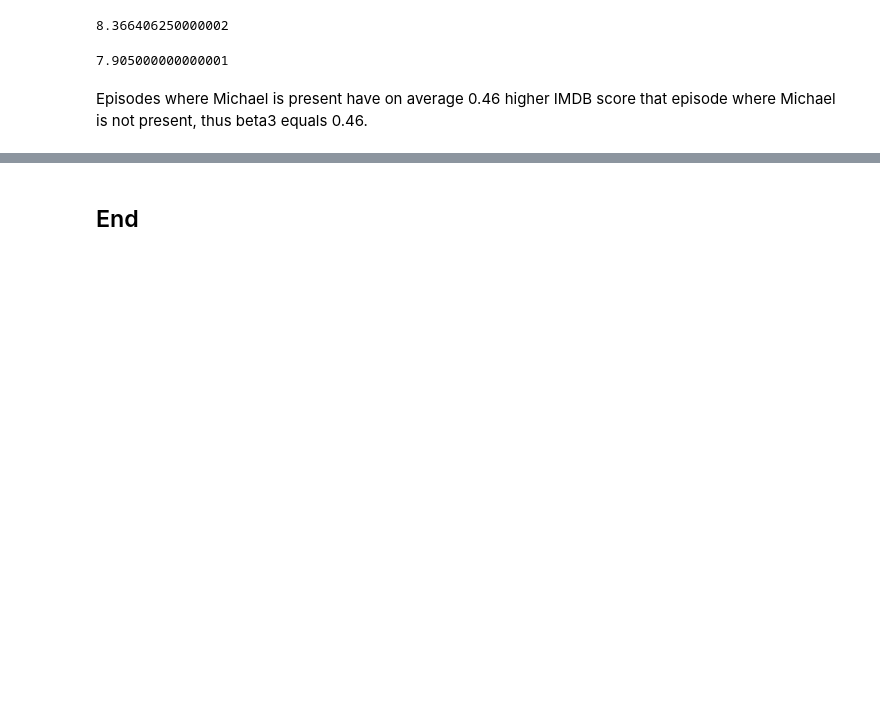
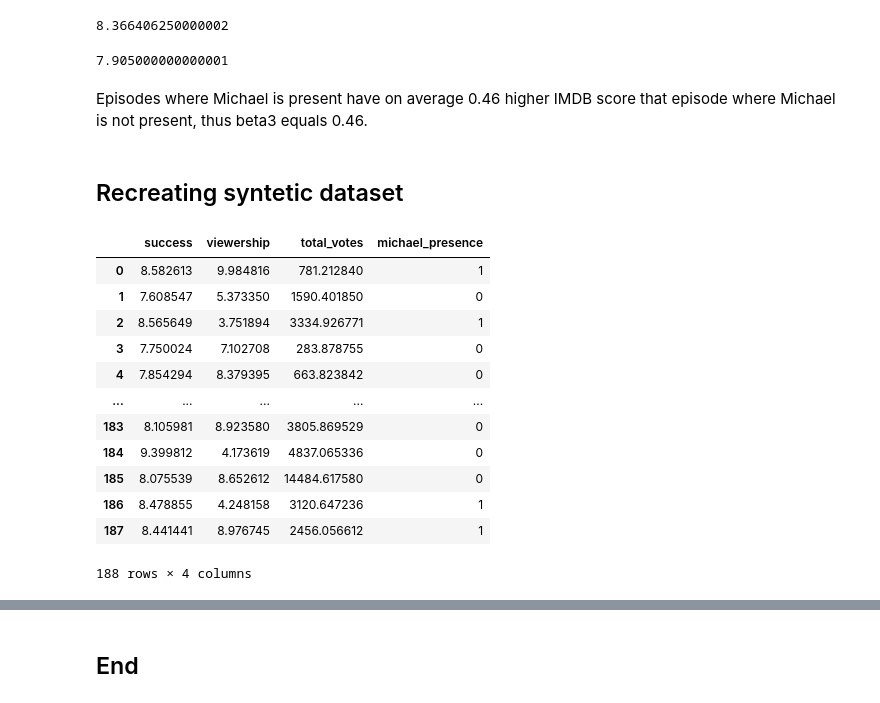
Before and after one commit to Anja585/ProgDAProject, a Jupyter notebook: simulation.ipynb, the cells around one changed output, grey strips where cells are left out. Cells and saved outputs as stored; diff of their text form; code cells hidden in the pictures; blank space fills up the shorter version.

Commit message:
recreated syntetic data

```diff
--- a/simulation.ipynb
+++ b/simulation.ipynb
@@ -203,8 +219,13 @@ office['imdb_rating'].plot.hist(ax = ax, bins = 50)
 Histogram above is showing the normal distributions for the imdb ratings data.
 # %%
 # calculating the mean value of the imdb scores for all episodes
-office['imdb_rating'].mean()
+imdb_rating_mean = office['imdb_rating'].mean()
+imdb_rating_mean
 # %% [output]
 8.219148936170212
 # %% [markdown]
 The mean value of IMDB scores for all episodes is 8.22, thus beta0 is 8.22.
+# %%
+# calculating standard deviation
+imdb_rating_std = office['imdb_rating'].std()
+imdb_rating_std
@@ -218,3 +243,7 @@ office['total_votes'].plot.hist(ax = ax, bins = 50)
 [figure]
 # %% [markdown]
 Histogram above is showing the exponentinal distributions for the total voting data.
+# %%
+# calculating the mean value of the total votes for all episodes
+total_votes_mean = office['total_votes'].mean()
+total_votes_mean
@@ -307,3 +338,38 @@ imdb_no_michael.mean()
 7.905000000000001
 # %% [markdown]
 Episodes where Michael is present have on average 0.46 higher IMDB score that episode where Michael is not present, thus beta3 equals 0.46.
+# %% [markdown]
+## Recreating syntetic dataset
+# %%
+# seeding the number generator
+rng = np.random.default_rng()
+# number of records
+n = 188
+# recreating syntetic data for each variable without taking into consideration beta's effect
+success =  rng.normal(loc=imdb_rating_mean, scale=imdb_rating_std, size=n)
+viewership = rng.normal(loc=viewership_mean, scale=viewership_std, size=n)
+total_votes = rng.exponential(scale=total_votes_mean, size=n)
+michael_presence = np.random.choice([1, 0], size=n, p=[0.5, 0.5])
+# %%
+# importing data into a DataFrame
+success_without_effect = pd.DataFrame({"success": success,
+                         "viewership": viewership,
+                         "total_votes": total_votes,
+                        "michael_presence": michael_presence}
+                         )
+# dataframe without the regression effect
+success_without_effect
+# %% [output]
+|  | success | viewership | total_votes | michael_presence |
+| 0 | 8.582613 | 9.984816 | 781.212840 | 1 |
+| 1 | 7.608547 | 5.373350 | 1590.401850 | 0 |
+| 2 | 8.565649 | 3.751894 | 3334.926771 | 1 |
+| 3 | 7.750024 | 7.102708 | 283.878755 | 0 |
+| 4 | 7.854294 | 8.379395 | 663.823842 | 0 |
+| ... | ... | ... | ... | ... |
+| 183 | 8.105981 | 8.923580 | 3805.869529 | 0 |
+| 184 | 9.399812 | 4.173619 | 4837.065336 | 0 |
+| 185 | 8.075539 | 8.652612 | 14484.617580 | 0 |
+| 186 | 8.478855 | 4.248158 | 3120.647236 | 1 |
+| 187 | 8.441441 | 8.976745 | 2456.056612 | 1 |
+188 rows × 4 columns
```
Also changed, not shown: parts of 12 cells of this notebook.
